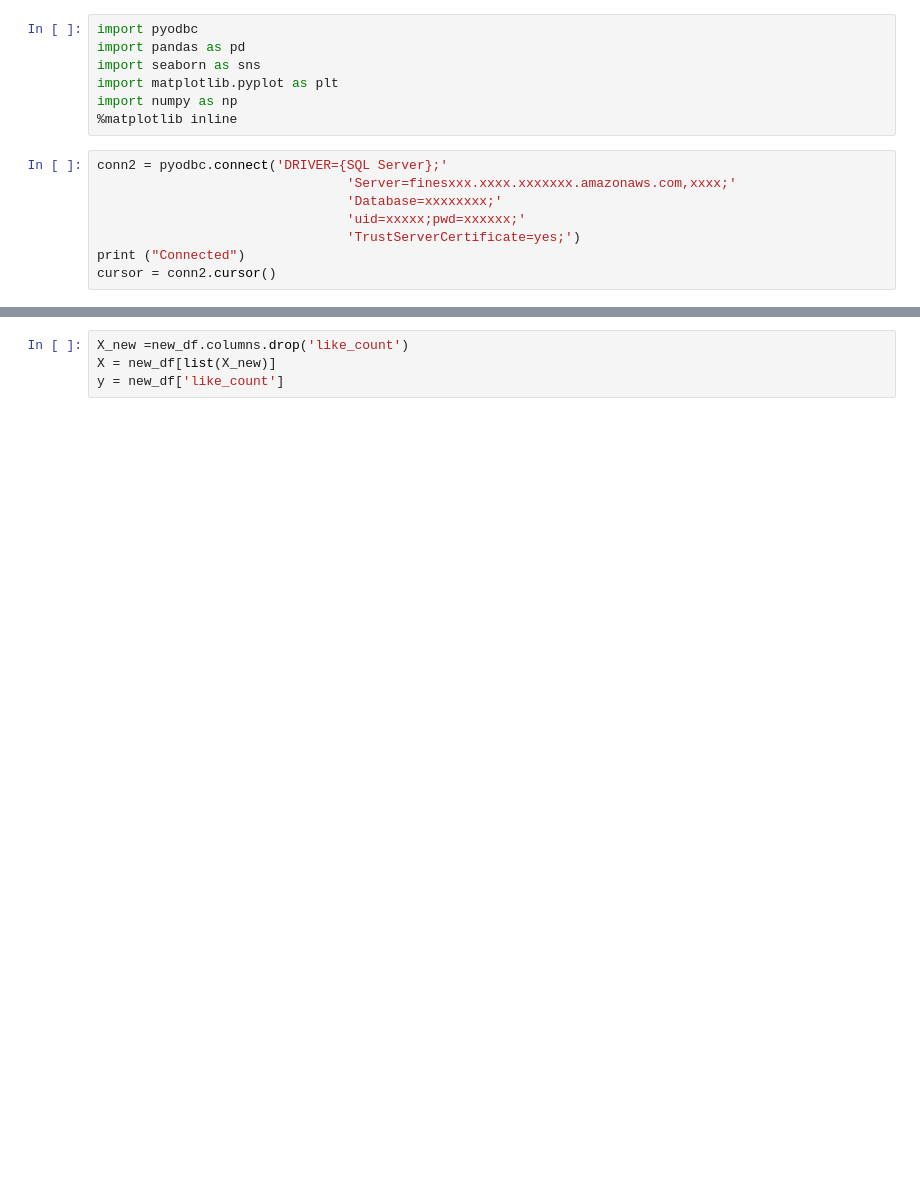
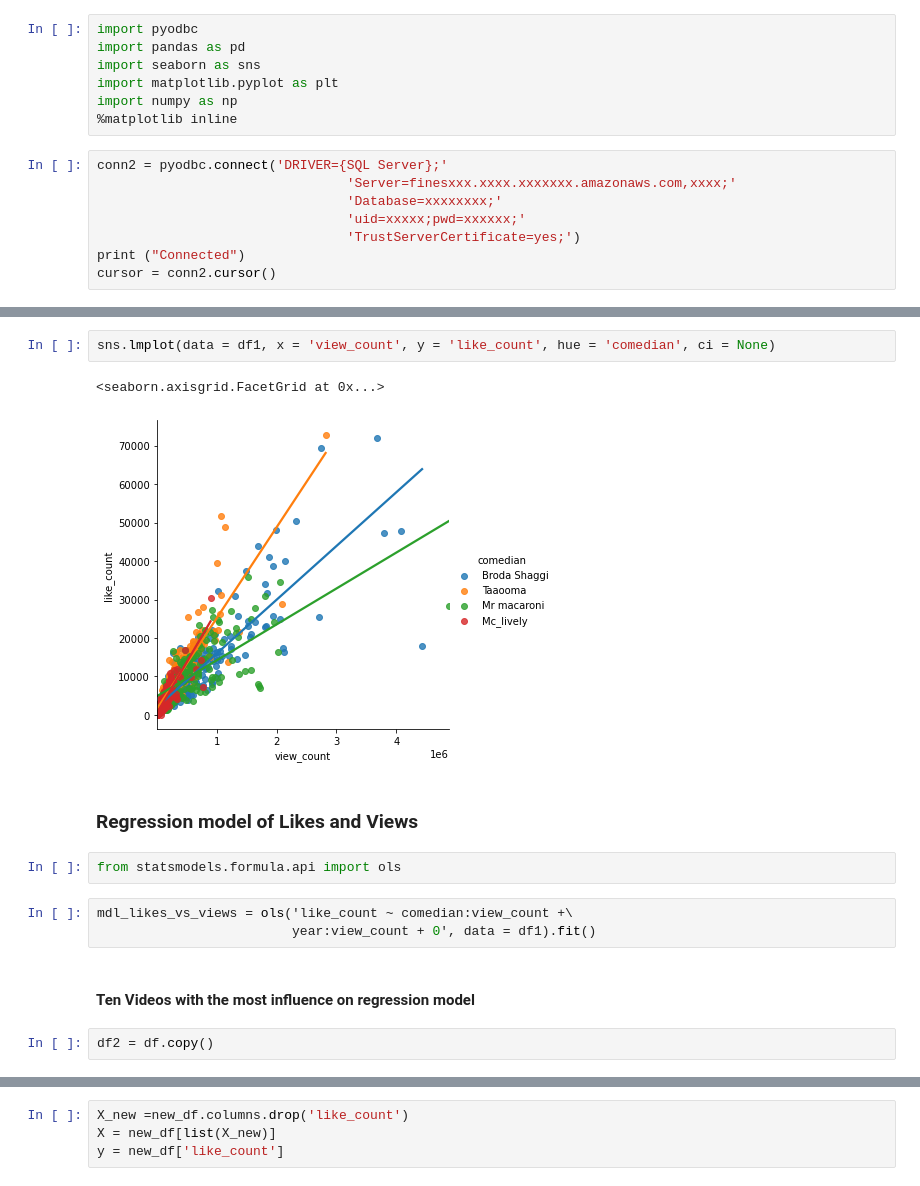
Before and after one commit to finesselab/Analysis-of-youtube-channels-data-and-predictions, a Jupyter notebook: Predictive model_.ipynb, the cells around one changed output, grey strips where cells are left out. Drawn from its saved outputs; the diff is of its cells as text; blank space fills up the shorter version.

```diff
--- a/Predictive model_.ipynb
+++ b/Predictive model_.ipynb
@@ -30,0 +55,16 @@ df.shape
+# %%
+sns.lmplot(data = df1, x = 'view_count', y = 'like_count', hue = 'comedian', ci = None)
+# %% [output]
+<seaborn.axisgrid.FacetGrid at 0x...>
+[figure, added]
+# %% [markdown]
+### Regression model of Likes and Views
+# %%
+from statsmodels.formula.api import ols
+# %%
+mdl_likes_vs_views = ols('like_count ~ comedian:view_count +\
+                         year:view_count + 0', data = df1).fit()
+# %% [markdown]
+#### Ten Videos with the most influence on regression model
+# %%
+df2 = df.copy()
```
Also changed, not shown: parts of 40 cells of this notebook.
